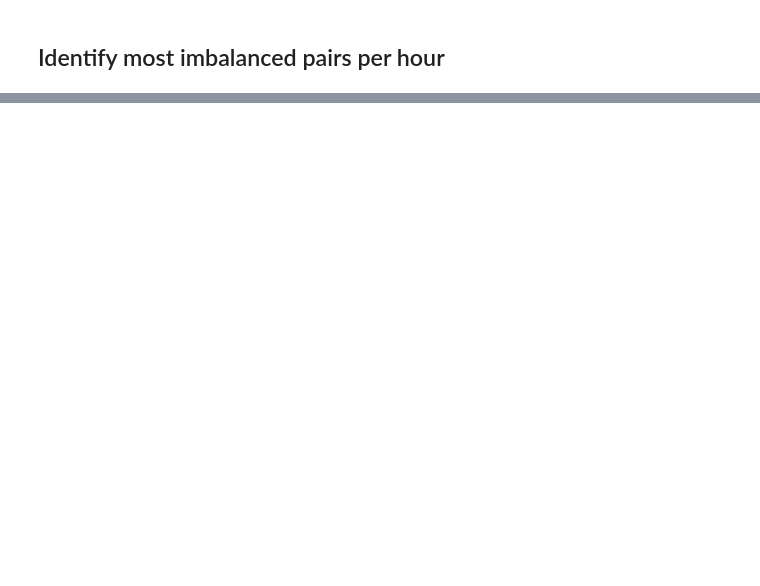
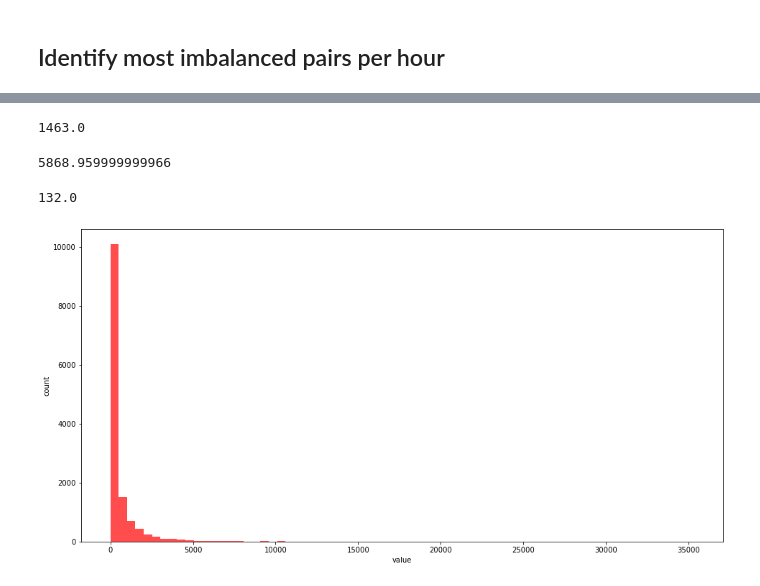
Before and after one commit to dorotheelaugwitz/master-thesis, a Jupyter notebook: analysis_stations.ipynb, the cells around one changed output, grey strips where cells are left out. Cells and saved outputs as stored; diff of their text form; code cells hidden in the pictures; blank space fills up the shorter version.

```diff
--- a/analysis_stations.ipynb
+++ b/analysis_stations.ipynb
@@ -420,3 +378,0 @@ for station_name in highest_diff.name:
-# %%
-tmp = stations_count.sort_values(by="diff")[["name", "diff"]]
-stations = pd.merge(tmp, stations, left_on="name", right_on="name", how="left", sort=False)
@@ -1154,0 +792,17 @@ plt.show()
+# %%
+# Count occurrence of each route (not symmetrically)
+routes_count = trips.value_counts(subset=["start_station_name", "end_station_name"], sort=True).to_frame()
+routes_count.reset_index(inplace=True)
+
+# Rename column
+routes_count.rename(columns={0: "count"}, inplace=True)
+
+# Aggregate symmetrically
+sorted_routes_count = np.sort(routes_count[["start_station_name", "end_station_name"]], axis=1)
+routes_count = routes_count.groupby(
+    [sorted_routes_count[:,0], sorted_routes_count[:,1]]
+)["count"].sum().reset_index()
+
+# Rename columns
+routes_count.rename(columns={"level_0": "station_x", "level_1": "station_y"}, inplace=True)
+routes_count.head(5)
@@ -1154,0 +816,11 @@ plt.show()
+# %%
+# Add coordinates to station pairs
+
+routes = pd.merge(routes_count, stations, left_on="station_x", right_on="name", how="left", sort=False)
+routes.rename(columns={"latitude": "latitude_x",  "longitude": "longitude_x"}, inplace=True)
+
+routes = pd.merge(routes, stations, left_on="station_y", right_on="name", how="left", sort=False)
+routes.rename(columns={"latitude": "latitude_y", "longitude": "longitude_y" }, inplace=True)
+
+routes.drop(columns=["station_id_x", "name_x", "station_id_y", "name_y"], inplace=True)
+routes.head(5)
@@ -1154,0 +834,4 @@ plt.show()
+# %%
+sorted_routes = routes.sort_values(by="count", ascending=False).reset_index()
+sorted_routes.drop(columns="index", inplace=True)
+sorted_routes.head(15)
@@ -1154,0 +867,19 @@ plt.show()
+# %%
+sorted_routes["count"].quantile(0.9)
+# %% [output]
+1463.0
+# %%
+sorted_routes["count"].quantile(0.99)
+# %% [output]
+5868.959999999966
+# %%
+sorted_routes["count"].median()
+# %% [output]
+132.0
+# %%
+plt.hist(sorted_routes["count"], 70, density=False, color="red", alpha=0.7)
+plt.xlabel("value")
+plt.ylabel("count")
+plt.show()
+# %% [output]
+[figure, added]
```
Also changed, not shown: parts of 156 cells of this notebook, 10 other files.
